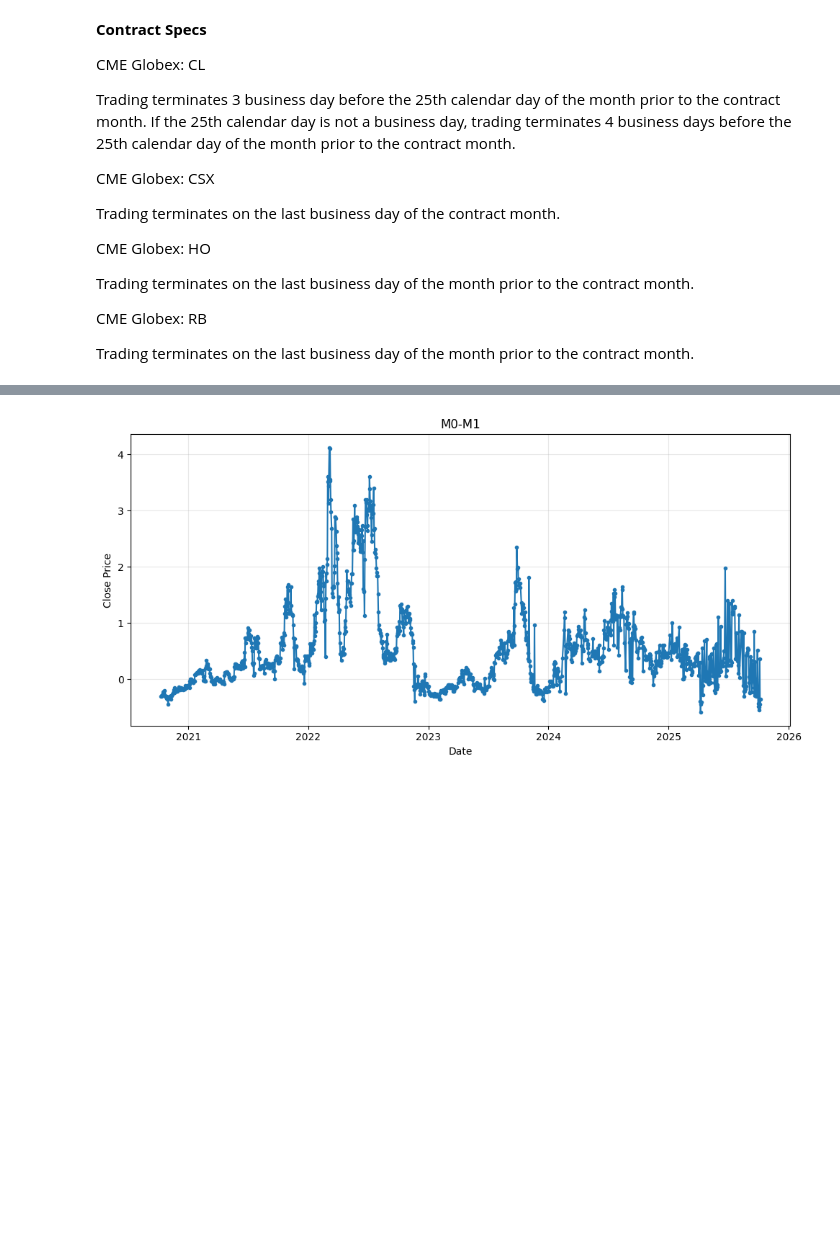
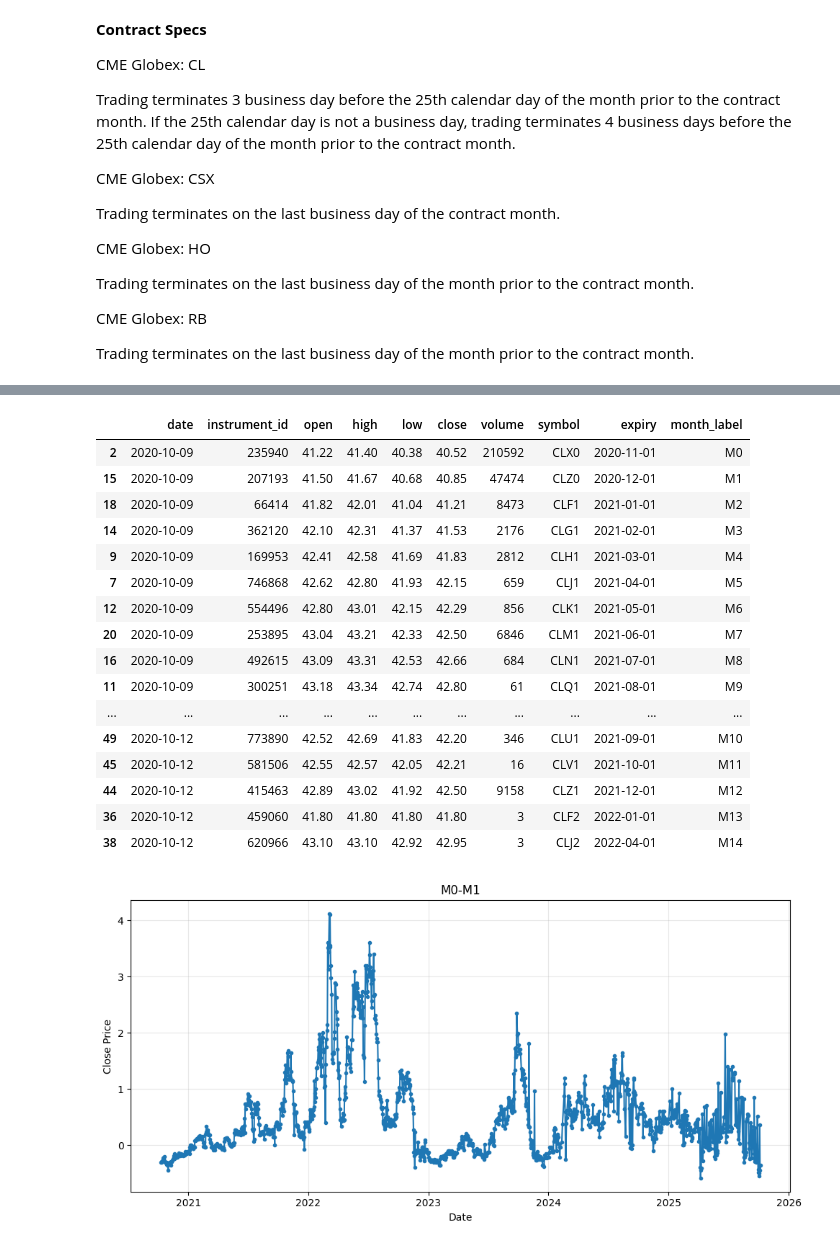
Before and after one commit to simyeekai/commods-relative-basis, a Jupyter notebook: commods rv.ipynb, the cells around one changed output, grey strips where cells are left out. Drawn from its saved outputs; the diff is of its cells as text; code cells hidden in the pictures; blank space fills up the shorter version.

Commit message:
Add function to return spread & outright df

```diff
--- a/commods rv.ipynb
+++ b/commods rv.ipynb
@@ -150,12 +150,39 @@ def classify_spread(df: pd.DataFrame, prefix: str) -> pd.DataFrame:
     return df
 
 
-def process_symbol(df: pd.DataFrame, prefix: str) -> dict:
+def process_symbol_spread(df: pd.DataFrame, prefix: str) -> dict:
     filtered = filter_symbol(df, prefix)
     if filtered.empty:
         return {}
     labeled = classify_spread(filtered, prefix)
     return {label: grp.copy() for label, grp in labeled.groupby('spread_label')}
+
+
+def process_symbol_outright(df: pd.DataFrame, prefix: str) -> pd.DataFrame:
+    mask = (
+        df['symbol'].str.startswith(prefix, na=False)
+        & ~df['symbol'].str.contains('-', na=False)
+    )
+    outright = df[mask].copy()
+    outright.reset_index(drop=True, inplace=True)
+
+    outright['expiry'] = outright['symbol'].apply(lambda s: parse_expiry(s, prefix))
+    outright = outright.dropna(subset=['expiry'])
+
+    outright = (
+        outright.sort_values(['date', 'expiry'])
+                 .assign(month_label=lambda x:
+                     x.groupby('date').cumcount().apply(lambda i: f"M{i}")
+                 )
+    )
+
+    return outright
+
+
+def process_symbol(df: pd.DataFrame, prefix: str) -> tuple[dict, pd.DataFrame]:
+    spreads = process_symbol_spread(df, prefix)
+    outrights = process_symbol_outright(df, prefix)
+    return spreads, outrights
 
 
 def plot_spread(spread_df: pd.DataFrame, title: str | None = None):
@@ -172,10 +199,8 @@ def plot_spread(spread_df: pd.DataFrame, title: str | None = None):
     plt.tight_layout()
     plt.show()
 # %%
-spreads = process_symbol(df, 'CL')
+CL_spreads, CL_outright = process_symbol(df, 'CL')
 
-CL_M0_M1 = spreads['M0-M1']
-CL_M1_M2 = spreads['M1-M2']
-CL_M2_M3 = spreads['M2-M3']
-
-CL_M0_M1.head(50)
+CL_M0_M1 = CL_spreads['M0-M1']
+CL_M1_M2 = CL_spreads['M1-M2']
+CL_M2_M3 = CL_spreads['M2-M3']
@@ -200,3 +227,23 @@ CL_M0_M1.head(50)
+# %%
+CL_outright.head(50)
+# %% [output]
+|  | date | instrument_id | open | high | low | close | volume | symbol | expiry | month_label |
+| 2 | 2020-10-09 | 235940 | 41.22 | 41.40 | 40.38 | 40.52 | 210592 | CLX0 | 2020-11-01 | M0 |
+| 15 | 2020-10-09 | 207193 | 41.50 | 41.67 | 40.68 | 40.85 | 47474 | CLZ0 | 2020-12-01 | M1 |
+| 18 | 2020-10-09 | 66414 | 41.82 | 42.01 | 41.04 | 41.21 | 8473 | CLF1 | 2021-01-01 | M2 |
+| 14 | 2020-10-09 | 362120 | 42.10 | 42.31 | 41.37 | 41.53 | 2176 | CLG1 | 2021-02-01 | M3 |
+| 9 | 2020-10-09 | 169953 | 42.41 | 42.58 | 41.69 | 41.83 | 2812 | CLH1 | 2021-03-01 | M4 |
+| 7 | 2020-10-09 | 746868 | 42.62 | 42.80 | 41.93 | 42.15 | 659 | CLJ1 | 2021-04-01 | M5 |
+| 12 | 2020-10-09 | 554496 | 42.80 | 43.01 | 42.15 | 42.29 | 856 | CLK1 | 2021-05-01 | M6 |
+| 20 | 2020-10-09 | 253895 | 43.04 | 43.21 | 42.33 | 42.50 | 6846 | CLM1 | 2021-06-01 | M7 |
+| 16 | 2020-10-09 | 492615 | 43.09 | 43.31 | 42.53 | 42.66 | 684 | CLN1 | 2021-07-01 | M8 |
+| 11 | 2020-10-09 | 300251 | 43.18 | 43.34 | 42.74 | 42.80 | 61 | CLQ1 | 2021-08-01 | M9 |
+| ... | ... | ... | ... | ... | ... | ... | ... | ... | ... | ... |
+| 49 | 2020-10-12 | 773890 | 42.52 | 42.69 | 41.83 | 42.20 | 346 | CLU1 | 2021-09-01 | M10 |
+| 45 | 2020-10-12 | 581506 | 42.55 | 42.57 | 42.05 | 42.21 | 16 | CLV1 | 2021-10-01 | M11 |
+| 44 | 2020-10-12 | 415463 | 42.89 | 43.02 | 41.92 | 42.50 | 9158 | CLZ1 | 2021-12-01 | M12 |
+| 36 | 2020-10-12 | 459060 | 41.80 | 41.80 | 41.80 | 41.80 | 3 | CLF2 | 2022-01-01 | M13 |
+| 38 | 2020-10-12 | 620966 | 43.10 | 43.10 | 42.92 | 42.95 | 3 | CLJ2 | 2022-04-01 | M14 |
 # %%
 plot_spread(CL_M0_M1)
 # %% [output]
```
Also changed, not shown: parts of 6 cells of this notebook.
